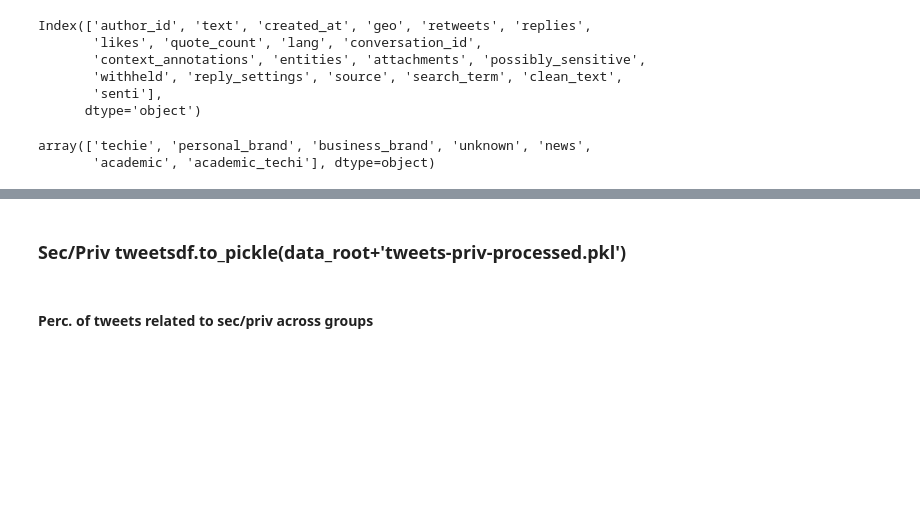
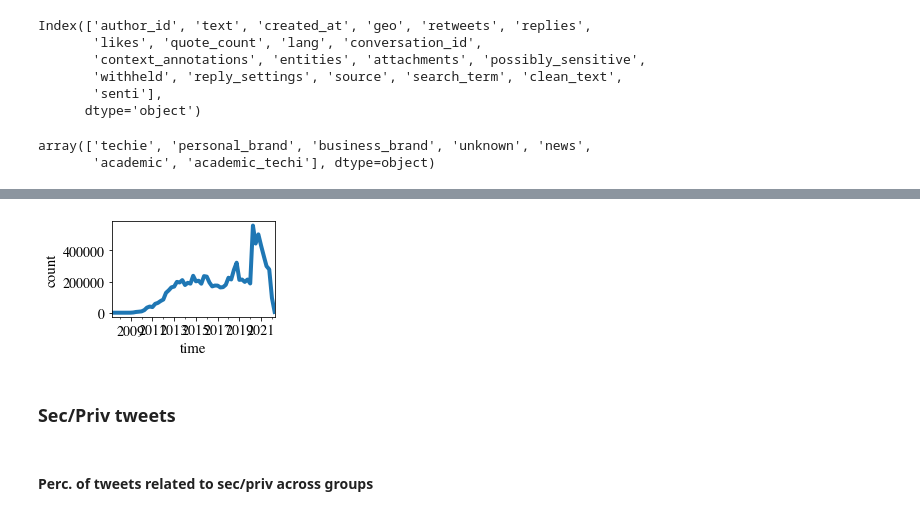
Before and after one commit to rakib062/edtech-scrape, a Jupyter notebook: paper-analysis.ipynb, the cells around one changed output, grey strips where cells are left out. Drawn from its saved outputs; the diff is of its cells as text; code cells hidden in the pictures; blank space fills up the shorter version.

```diff
--- a/paper-analysis.ipynb
+++ b/paper-analysis.ipynb
@@ -40,0 +38,22 @@ leg_font=16
+# %%
+manuscriptColSize= 252
+forLatex = True
+latexDec = 4
+
+plt.rc('text', usetex=False)
+plt.rc('font', family='serif', serif='Times')
+def get_fig_size(figWidthPt=manuscriptColSize, square=False):
+    inches_per_pt = 1.0/72.27               # Convert pt to inches
+    golden_mean = (math.sqrt(5)-1.0)/2.0         # Aesthetic ratio
+    fig_width = figWidthPt*inches_per_pt  # width in inches
+    fig_height = fig_width*golden_mean       # height in inches
+    if square:
+        return (fig_width, fig_width)
+    return (fig_width,fig_height)
+
+colors = ['teal','indianred','steelblue']
+markers=['o','^','d','h','*','v','d','^','<']
+linestyles=['-', '--', '-.', ':']
+labelFont = 18
+legendFont = 16
+tickFont = 16
@@ -94,5 +147,29 @@ tweet_df_en.groupby('author_group').author_id.count()
+# %%
+# data=tweet_df_en.reset_index().set_index('created_at').groupby(pd.Grouper(freq='3M')).text.count()
+import math
+data.plot(linewidth=4, figsize=get_fig_size())
+plt.xticks(fontsize=tick_font)
+plt.yticks(fontsize=tick_font)
+plt.xlabel('time', fontsize=lbl_font)
+plt.ylabel('count', fontsize=lbl_font)
+
+# Don't allow the axis to be on top of your data
+ax.set_axisbelow(True)
+ax.grid(which='major', linestyle='-', linewidth='2', color='white')
+ax.grid(axis='x')
+ax.tick_params(axis='y', which='both', length=0)
+
+background=".9"
+ax.set_facecolor(background)
+plt.setp(ax.spines.values(), color=background)
+plt.setp([ax.get_xticklines(), ax.get_yticklines()], color=background)
+plt.tight_layout()
+
+plt.show()
+# %% [output]
+[figure, added]
 # %% [markdown]
-### Sec/Priv tweetsdf.to_pickle(data_root+'tweets-priv-processed.pkl')
+### Sec/Priv tweets
 # %%
 priv_df = pd.read_pickle(data_root+'tweets-priv-processed.pkl')
 # %% [markdown]
```
Also changed, not shown: parts of 28 cells of this notebook, 1 other file.
